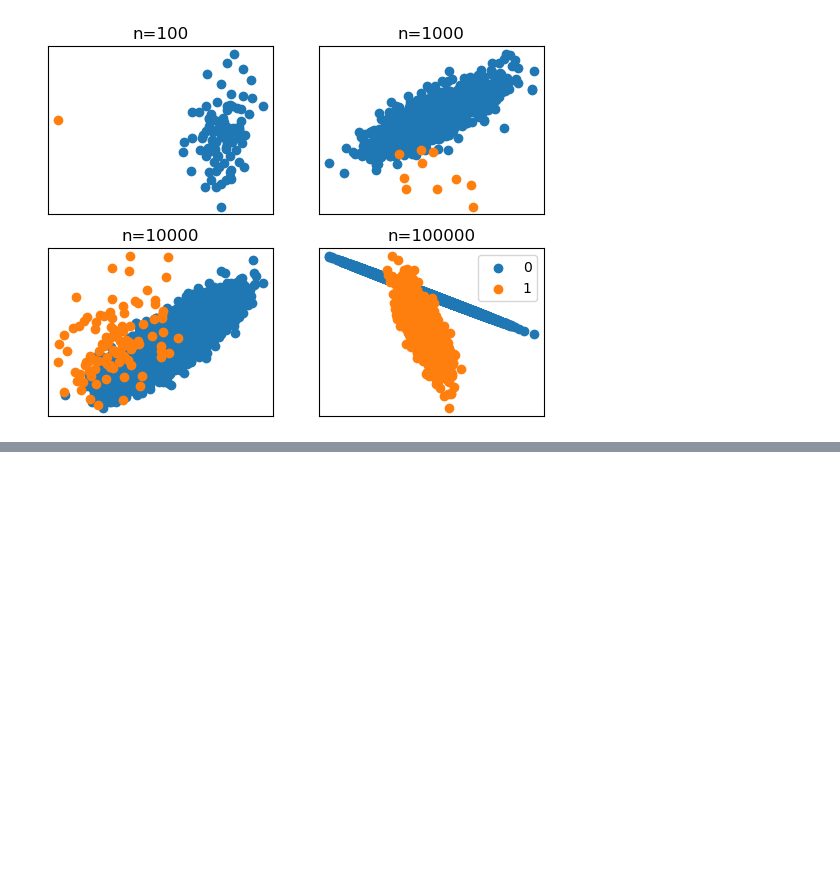
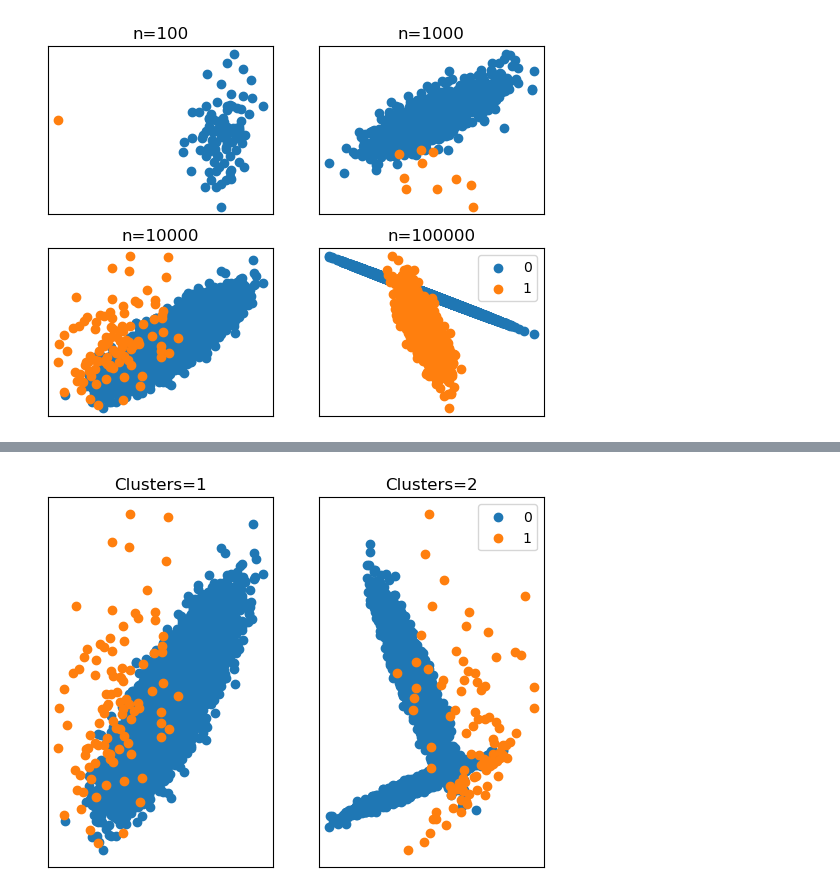
Before and after one commit to MaukanMir/Imbalanced-Classification-Project, a Jupyter notebook: chapter-2.ipynb, the cells around one changed output, grey strips where cells are left out. Cells and saved outputs as stored; diff of their text form; code cells hidden in the pictures; blank space fills up the shorter version.

```diff
--- a/chapter-2.ipynb
+++ b/chapter-2.ipynb
@@ -112,0 +147,29 @@ Size=100000, Ratio=Counter({0: 99000, 1: 1000})
+# %%
+# vary the number of clusters for a 1:100 imbalanced dataset
+from collections import Counter
+from sklearn.datasets import make_classification
+from matplotlib import pyplot
+from numpy import where
+# number of clusters
+clusters = [1, 2]
+# create and plot a dataset with different numbers of clusters
+for i in range(len(clusters)):
+  c = clusters[i]
+  # define dataset
+  X, y = make_classification(n_samples=10000, n_features=2, n_redundant=0,
+      n_clusters_per_class=c, weights=[0.99], flip_y=0, random_state=1)
+  counter = Counter(y)
+  # define subplot
+  pyplot.subplot(1, 2, 1+i)
+  pyplot.title('Clusters=%d' % c)
+  pyplot.xticks([])
+  pyplot.yticks([])
+  # scatter plot of examples by class label
+  for label, _ in counter.items():
+    row_ix = where(y == label)[0]
+    pyplot.scatter(X[row_ix, 0], X[row_ix, 1], label=str(label))
+pyplot.legend()
+# show the figure
+pyplot.show()
+# %% [output]
+[figure, added]
```
Also changed, not shown: parts of 1 cell of this notebook.
